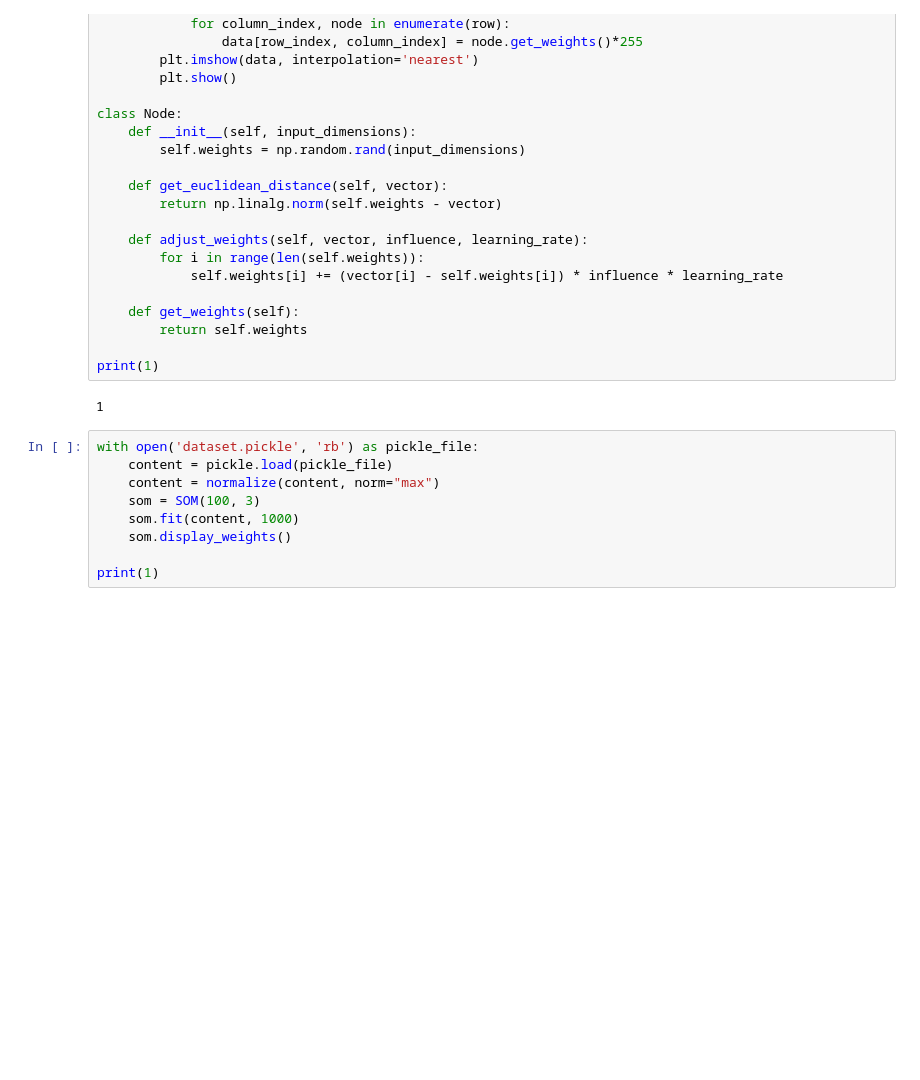
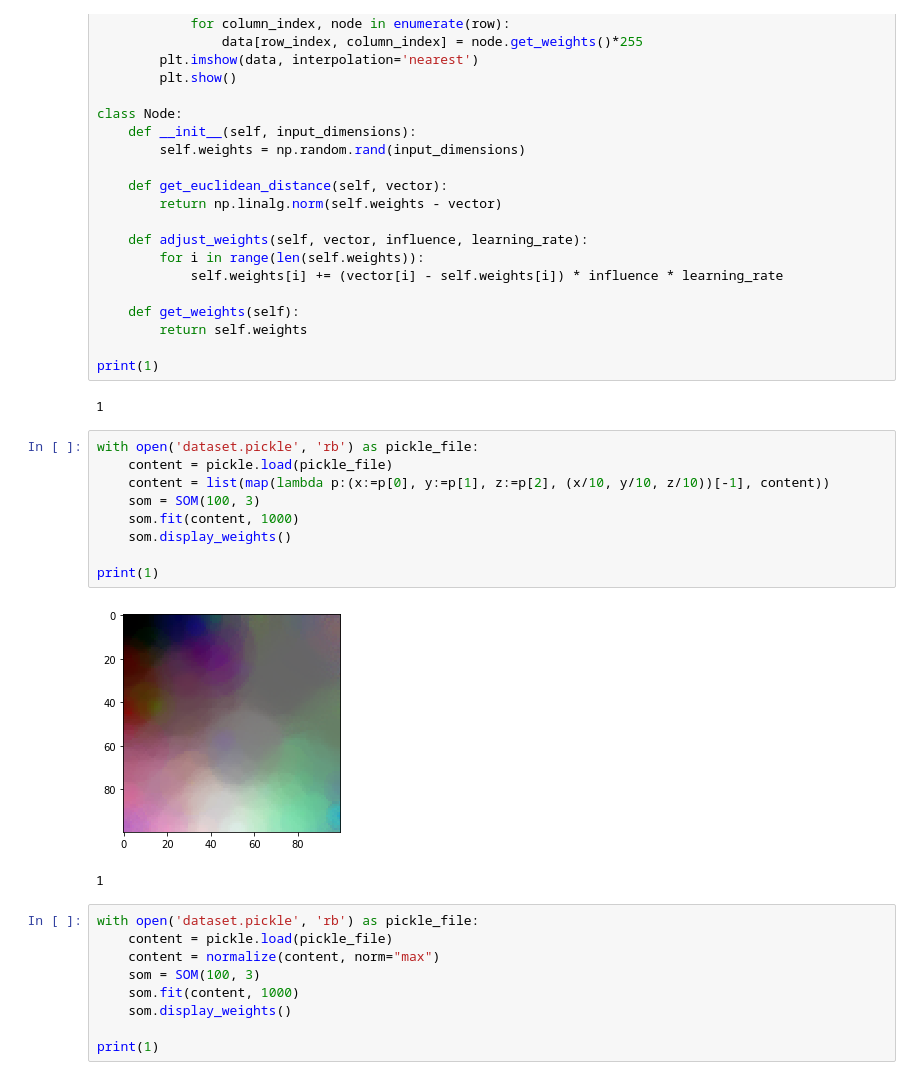
Before and after one commit to gampixi/DID305-MD3, a Jupyter notebook: did305md3.ipynb, the cells around one changed output. Saved outputs shown, nothing was run; the diff lists cells and outputs as text; blank space fills up the shorter version.

```diff
--- a/did305md3.ipynb
+++ b/did305md3.ipynb
@@ -63,6 +63,18 @@ class Node:
 print(1)
 # %% [output]
 1
+# %%
+with open('dataset.pickle', 'rb') as pickle_file:
+    content = pickle.load(pickle_file)
+    content = list(map(lambda p:(x:=p[0], y:=p[1], z:=p[2], (x/10, y/10, z/10))[-1], content))
+    som = SOM(100, 3)
+    som.fit(content, 1000)
+    som.display_weights()
+
+print(1)
+# %% [output]
+[figure, added]
+1
 # %%
 with open('dataset.pickle', 'rb') as pickle_file:
     content = pickle.load(pickle_file)
```
